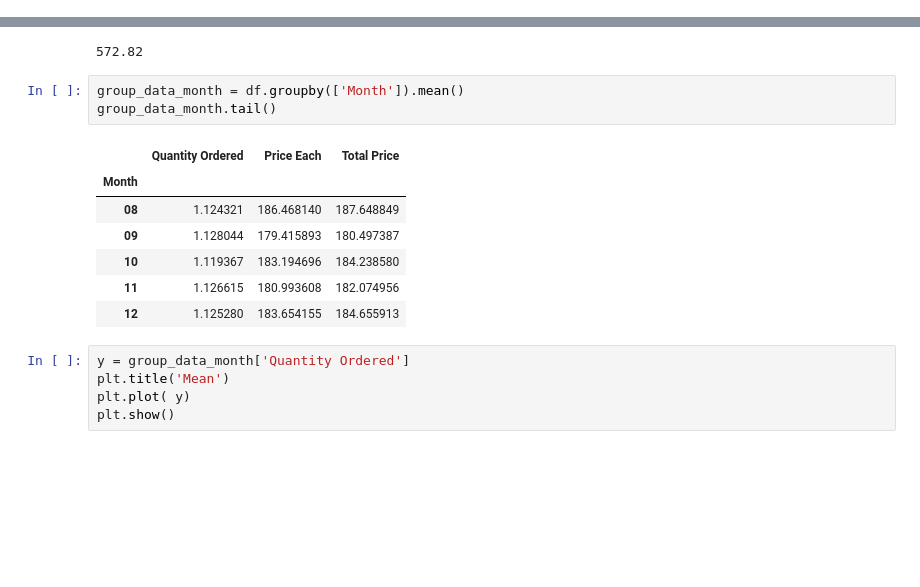
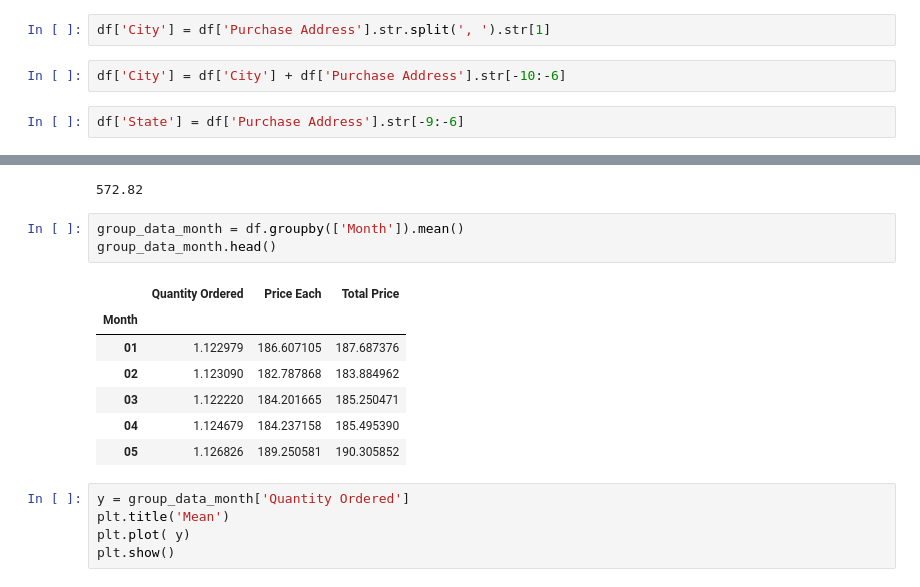
Before and after one commit to JordinaGR/Data-Analytics, a Jupyter notebook: sales_data.ipynb, the cells around one changed output, grey strips where cells are left out. Drawn from its saved outputs; the diff is of its cells as text; blank space fills up the shorter version.

```diff
--- a/sales_data.ipynb
+++ b/sales_data.ipynb
@@ -56,6 +56,12 @@ df['Day'] = df['Order Date'].str[3:5]
 df['Hour'] = df['Order Date'].str[-5:-3]
 # %%
 df['Date'] = df['Order Date'].str[0:5]
+# %%
+df['City'] = df['Purchase Address'].str.split(', ').str[1]
+# %%
+df['City'] = df['City'] + df['Purchase Address'].str[-10:-6]
+# %%
+df['State'] = df['Purchase Address'].str[-9:-6]
 # %%
 df.head()
 # %% [output]
@@ -149,15 +155,15 @@ round(average_orders, 2)
 572.82
 # %%
 group_data_month = df.groupby(['Month']).mean()
-group_data_month.tail()
+group_data_month.head()
 # %% [output]
 |  | Quantity Ordered | Price Each | Total Price |
 | Month |  |  |  |
-| 08 | 1.124321 | 186.468140 | 187.648849 |
-| 09 | 1.128044 | 179.415893 | 180.497387 |
-| 10 | 1.119367 | 183.194696 | 184.238580 |
-| 11 | 1.126615 | 180.993608 | 182.074956 |
-| 12 | 1.125280 | 183.654155 | 184.655913 |
+| 01 | 1.122979 | 186.607105 | 187.687376 |
+| 02 | 1.123090 | 182.787868 | 183.884962 |
+| 03 | 1.122220 | 184.201665 | 185.250471 |
+| 04 | 1.124679 | 184.237158 | 185.495390 |
+| 05 | 1.126826 | 189.250581 | 190.305852 |
 # %%
 y = group_data_month['Quantity Ordered']
 plt.title('Mean')
```
Also changed, not shown: parts of 14 cells of this notebook.
